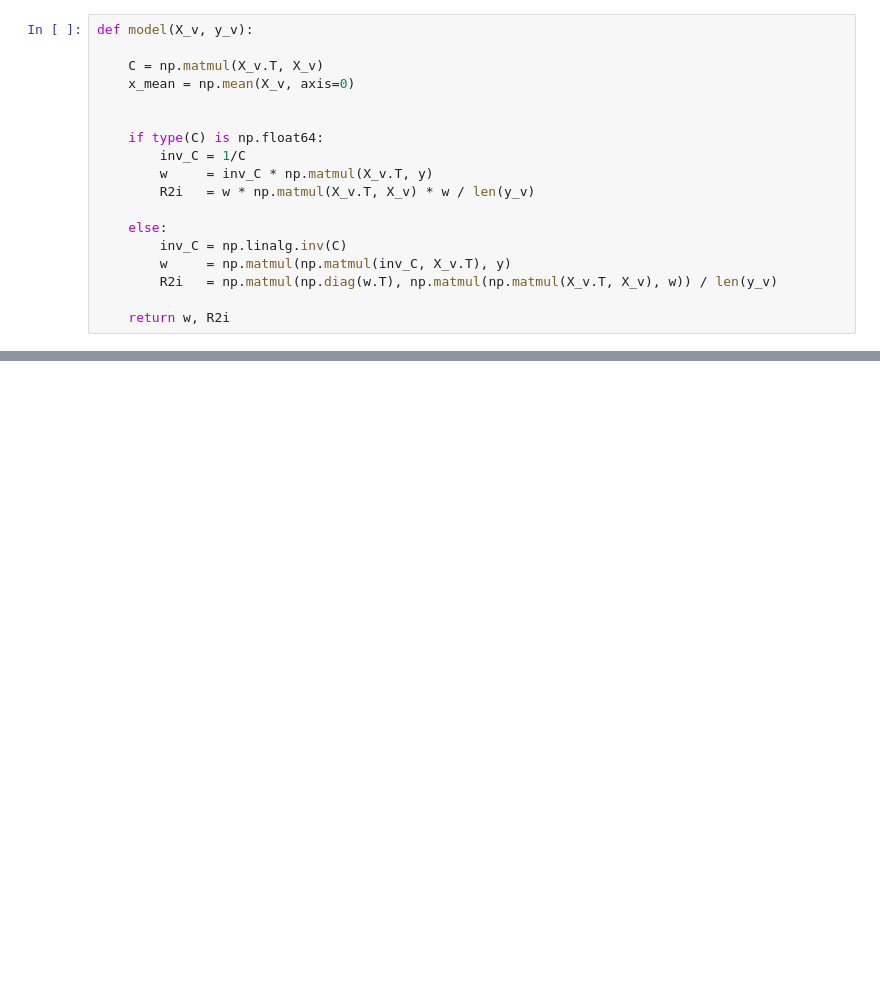
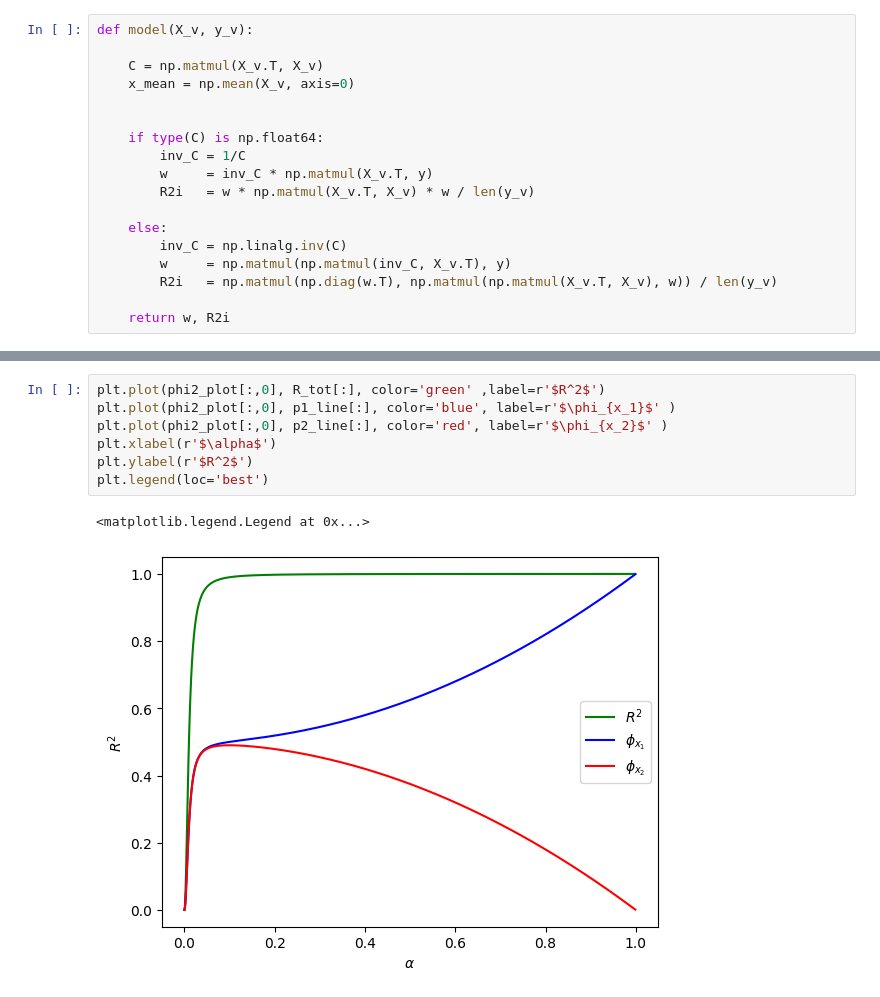
Before and after one commit to AndrewSwinn/Regression, a Jupyter notebook: statistics/neteffects 3.ipynb, the cells around one changed output, grey strips where cells are left out. Cells and saved outputs as stored; diff of their text form; blank space fills up the shorter version.

```diff
--- a/statistics/neteffects 3.ipynb
+++ b/statistics/neteffects 3.ipynb
@@ -62,0 +82,10 @@ plt.scatter(phi2_plot[:,0], (phi2_plot[:,1] + phi2_plot[:,2]), color='green' )
+# %%
+plt.plot(phi2_plot[:,0], R_tot[:], color='green' ,label=r'$R^2$')
+plt.plot(phi2_plot[:,0], p1_line[:], color='blue', label=r'$\phi_{x_1}$' )
+plt.plot(phi2_plot[:,0], p2_line[:], color='red', label=r'$\phi_{x_2}$' )
+plt.xlabel(r'$\alpha$')
+plt.ylabel(r'$R^2$')
+plt.legend(loc='best')
+# %% [output]
+<matplotlib.legend.Legend at 0x...>
+[figure, added]
```
Also changed, not shown: parts of 3 cells of this notebook.
